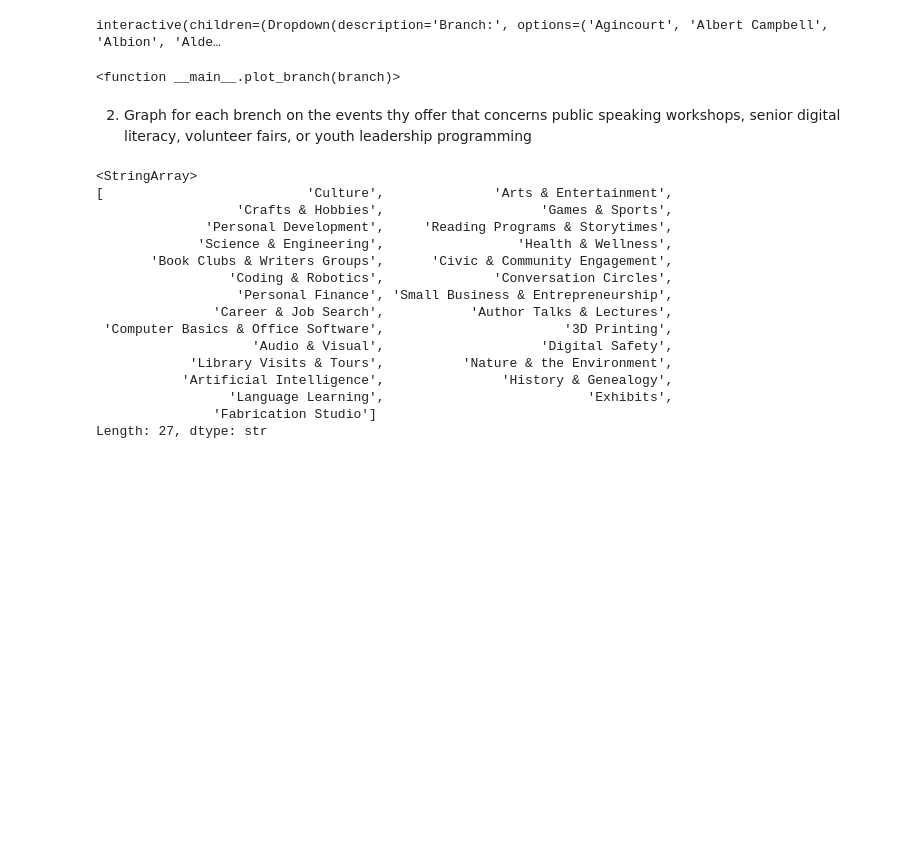
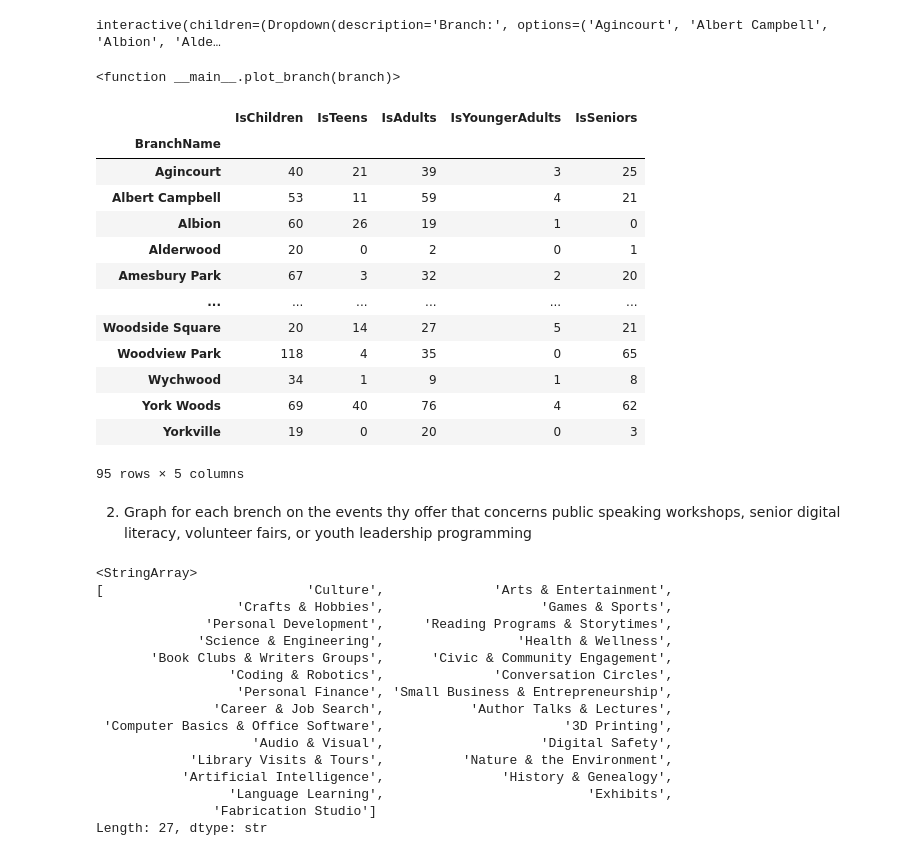
Before and after one commit to EdenKhazma/UVolunteer, a Jupyter notebook: TLPP-Dashboard/final_notes.ipynb, the cells around one changed output. Drawn from its saved outputs; the diff is of its cells as text; code cells hidden in the pictures; blank space fills up the shorter version.

```diff
--- a/TLPP-Dashboard/final_notes.ipynb
+++ b/TLPP-Dashboard/final_notes.ipynb
@@ -383,6 +368,24 @@ widgets.interact(plot_branch, branch=branch_selector)
 # %% [output]
 interactive(children=(Dropdown(description='Branch:', options=('Agincourt', 'Albert Campbell', 'Albion', 'Alde…
 <function __main__.plot_branch(branch)>
+# %%
+EBB_final.groupby(['BranchName']).sum()
+EBB_final.groupby('BranchName')[['IsChildren','IsTeens','IsAdults','IsYoungerAdults','IsSeniors']].sum()
+# %% [output]
+|  | IsChildren | IsTeens | IsAdults | IsYoungerAdults | IsSeniors |
+| BranchName |  |  |  |  |  |
+| Agincourt | 40 | 21 | 39 | 3 | 25 |
+| Albert Campbell | 53 | 11 | 59 | 4 | 21 |
+| Albion | 60 | 26 | 19 | 1 | 0 |
+| Alderwood | 20 | 0 | 2 | 0 | 1 |
+| Amesbury Park | 67 | 3 | 32 | 2 | 20 |
+| ... | ... | ... | ... | ... | ... |
+| Woodside Square | 20 | 14 | 27 | 5 | 21 |
+| Woodview Park | 118 | 4 | 35 | 0 | 65 |
+| Wychwood | 34 | 1 | 9 | 1 | 8 |
+| York Woods | 69 | 40 | 76 | 4 | 62 |
+| Yorkville | 19 | 0 | 20 | 0 | 3 |
+95 rows × 5 columns
 # %% [markdown]
 2. Graph for each brench on the events thy offer that concerns
  public speaking workshops, senior digital
```
Also changed, not shown: parts of 13 cells of this notebook, 4 other files.
